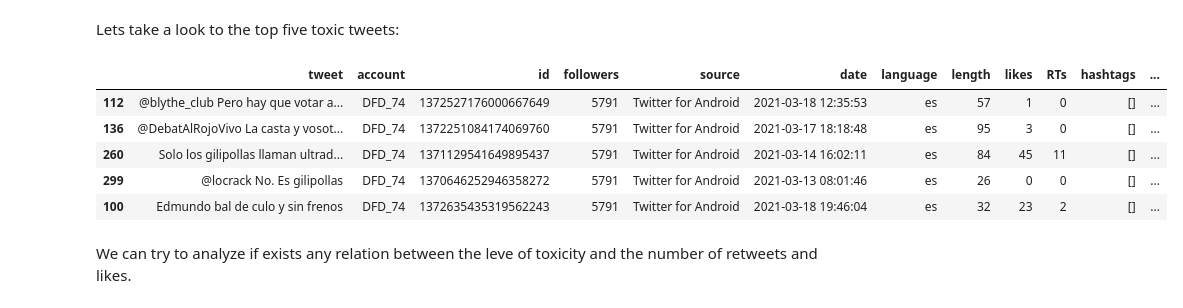
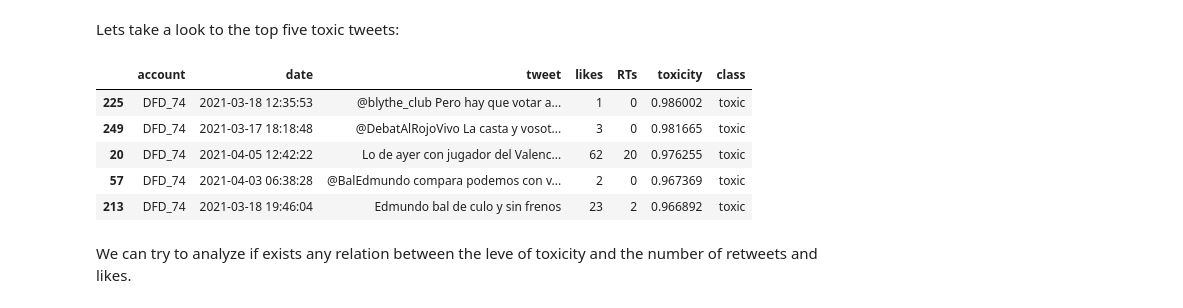
Before and after one commit to gmachinromero/project_robotodio, a Jupyter notebook: notebooks/02-multilingual-model.ipynb, the cells around one changed output. Drawn from its saved outputs; the diff is of its cells as text; code cells hidden in the pictures.

```diff
--- a/notebooks/02-multilingual-model.ipynb
+++ b/notebooks/02-multilingual-model.ipynb
@@ -364,15 +366,17 @@ df_account
 Lets take a look to the top five toxic tweets:
 # %%
 # Top 5 toxic tweets
-top_5 = df.sort_values('toxicity', ascending=False).head()
-top_5
+# ------------------------------------------------------------------------------
+df_top_5 = df[['account', 'date', 'tweet', 'likes', 'RTs', 'toxicity', 'class']]\
+           .sort_values('toxicity', ascending=False).head()
+df_top_5
 # %% [output]
-|  | tweet | account | id | followers | source | date | language | length | likes | RTs | hashtags | ... |
-| 112 | @blythe_club Pero hay que votar a... | DFD_74 | 1372527176000667649 | 5791 | Twitter for Android | 2021-03-18 12:35:53 | es | 57 | 1 | 0 | [] | ... |
-| 136 | @DebatAlRojoVivo La casta y vosot... | DFD_74 | 1372251084174069760 | 5791 | Twitter for Android | 2021-03-17 18:18:48 | es | 95 | 3 | 0 | [] | ... |
-| 260 | Solo los gilipollas llaman ultrad... | DFD_74 | 1371129541649895437 | 5791 | Twitter for Android | 2021-03-14 16:02:11 | es | 84 | 45 | 11 | [] | ... |
-| 299 | @locrack No. Es gilipollas | DFD_74 | 1370646252946358272 | 5791 | Twitter for Android | 2021-03-13 08:01:46 | es | 26 | 0 | 0 | [] | ... |
-| 100 | Edmundo bal de culo y sin frenos | DFD_74 | 1372635435319562243 | 5791 | Twitter for Android | 2021-03-18 19:46:04 | es | 32 | 23 | 2 | [] | ... |
+|  | account | date | tweet | likes | RTs | toxicity | class |
+| 225 | DFD_74 | 2021-03-18 12:35:53 | @blythe_club Pero hay que votar a... | 1 | 0 | 0.986002 | toxic |
+| 249 | DFD_74 | 2021-03-17 18:18:48 | @DebatAlRojoVivo La casta y vosot... | 3 | 0 | 0.981665 | toxic |
+| 20 | DFD_74 | 2021-04-05 12:42:22 | Lo de ayer con jugador del Valenc... | 62 | 20 | 0.976255 | toxic |
+| 57 | DFD_74 | 2021-04-03 06:38:28 | @BalEdmundo compara podemos con v... | 2 | 0 | 0.967369 | toxic |
+| 213 | DFD_74 | 2021-03-18 19:46:04 | Edmundo bal de culo y sin frenos | 23 | 2 | 0.966892 | toxic |
 # %% [markdown]
 We can try to analyze if exists any relation between the leve of toxicity and the number of retweets and likes.
 # %%
```
Also changed, not shown: parts of 10 cells of this notebook.
